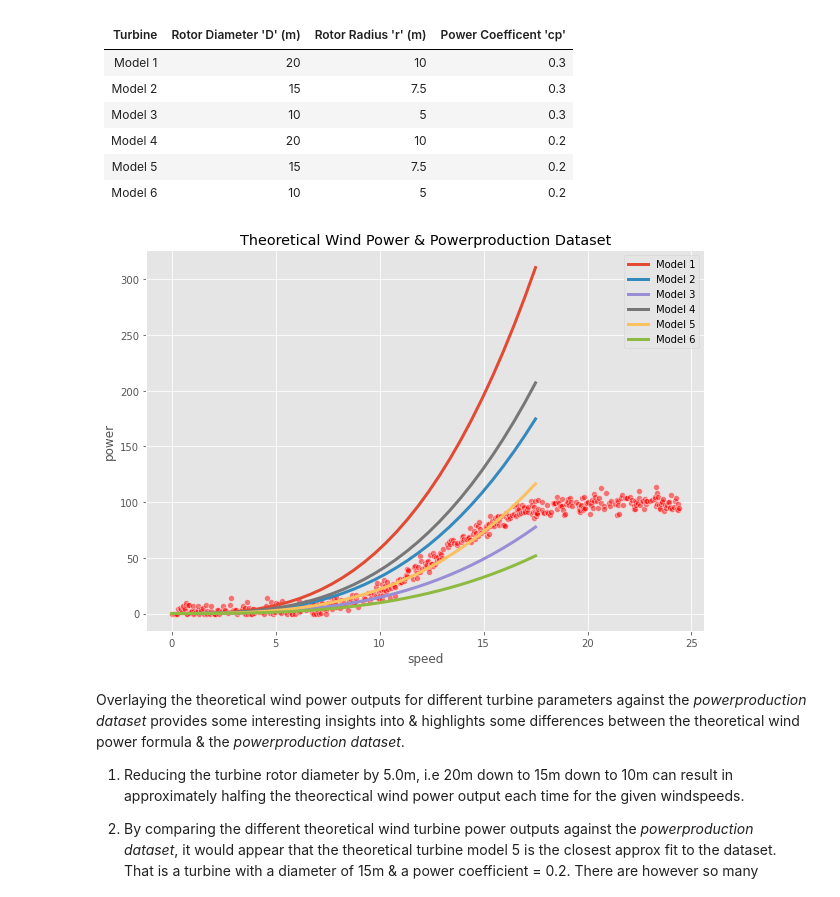
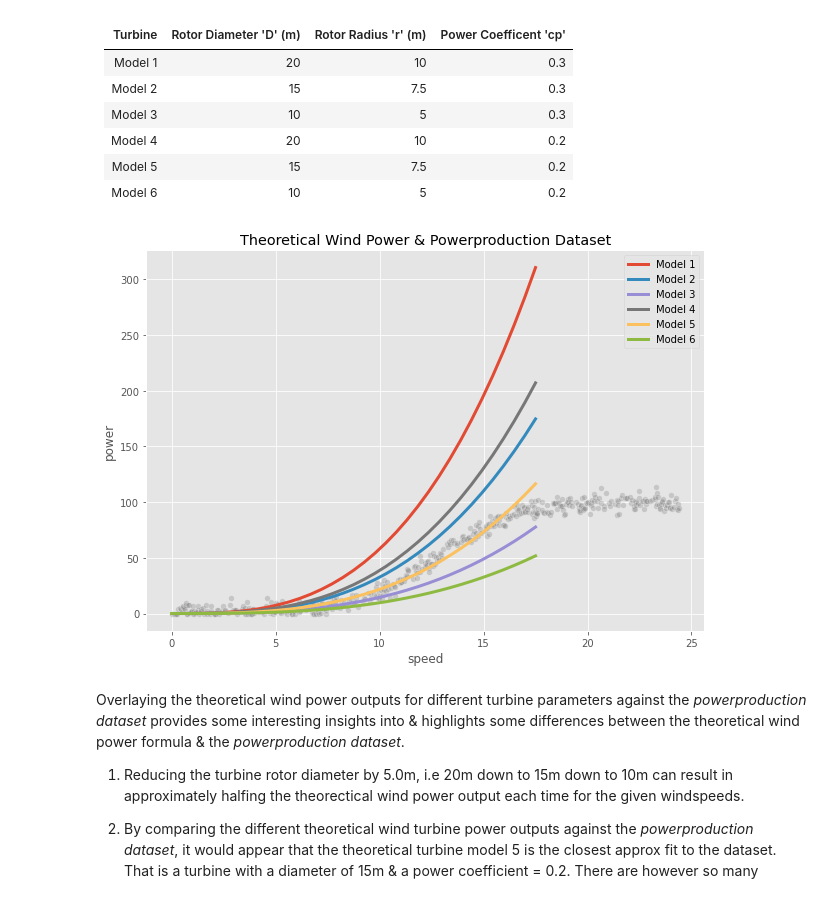
Before and after one commit to PaulSweeney89/FDA-Project2020, a Jupyter notebook: windpower.ipynb, the cells around one changed output. Drawn from its saved outputs; the diff is of its cells as text; code cells hidden in the pictures.

```diff
--- a/windpower.ipynb
+++ b/windpower.ipynb
@@ -260,24 +260,24 @@ df_models = pd.DataFrame({"wind speed": v,
 # %%
 # Comparing the above model plots against the powerproduction dataset
 
 sns.lineplot(x=df_models["wind speed"], y=df_models["power model 1"], linewidth = 3)
 sns.lineplot(x=df_models["wind speed"], y=df_models["power model 2"], linewidth = 3)
 sns.lineplot(x=df_models["wind speed"], y=df_models["power model 3"], linewidth = 3)
 sns.lineplot(x=df_models["wind speed"], y=df_models["power model 4"], linewidth = 3)
 sns.lineplot(x=df_models["wind speed"], y=df_models["power model 5"], linewidth = 3)
 sns.lineplot(x=df_models["wind speed"], y=df_models["power model 6"], linewidth = 3)
 
 # apply legend to plot
 plt.legend(labels=['Model 1', 'Model 2', 'Model 3', 'Model 4',
                    'Model 5', 'Model 6'
                   ])
 # apply title to plot
 plt.title("Theoretical Wind Power & Powerproduction Dataset")
 
-sns.scatterplot(data=df_clean, x="speed", y="power", color='r', alpha=0.5)
+sns.scatterplot(data=df_clean, x="speed", y="power", color='grey', alpha=0.3)
 plt.show()
 # %% [output]
-[figure, old version]
+[figure, new version]
 # %% [markdown]
 Overlaying the theoretical wind power outputs for different turbine parameters against the *powerproduction dataset* provides some interesting insights into & highlights some differences between the theoretical wind power formula & the *powerproduction dataset*.
 
```
Also changed, not shown: parts of 27 cells of this notebook.
